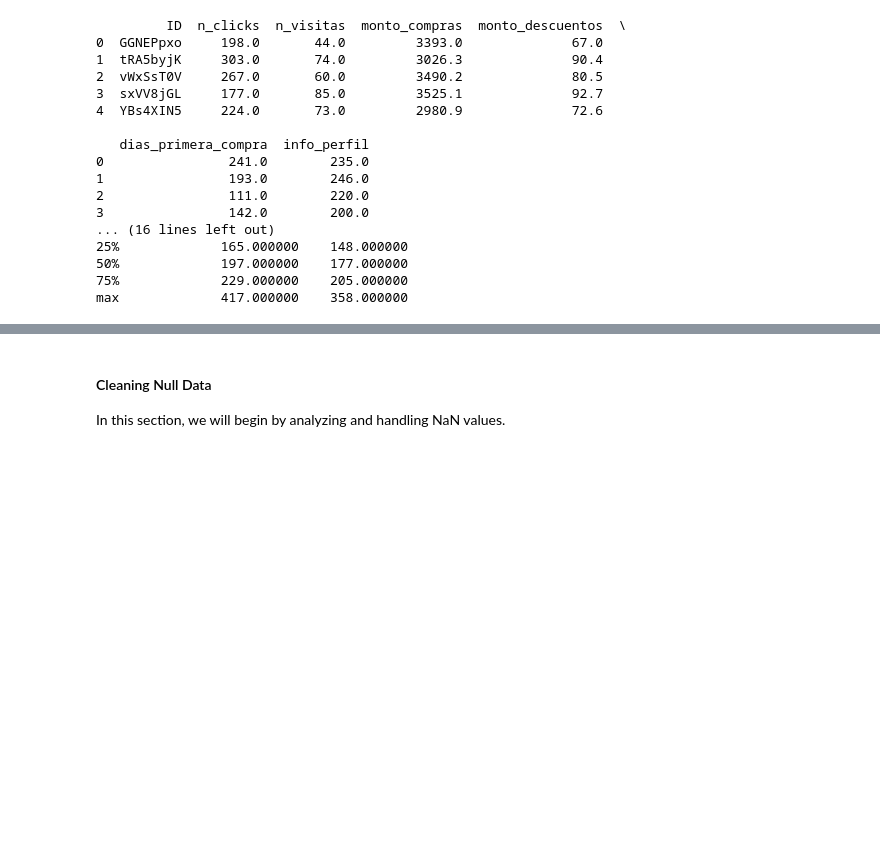
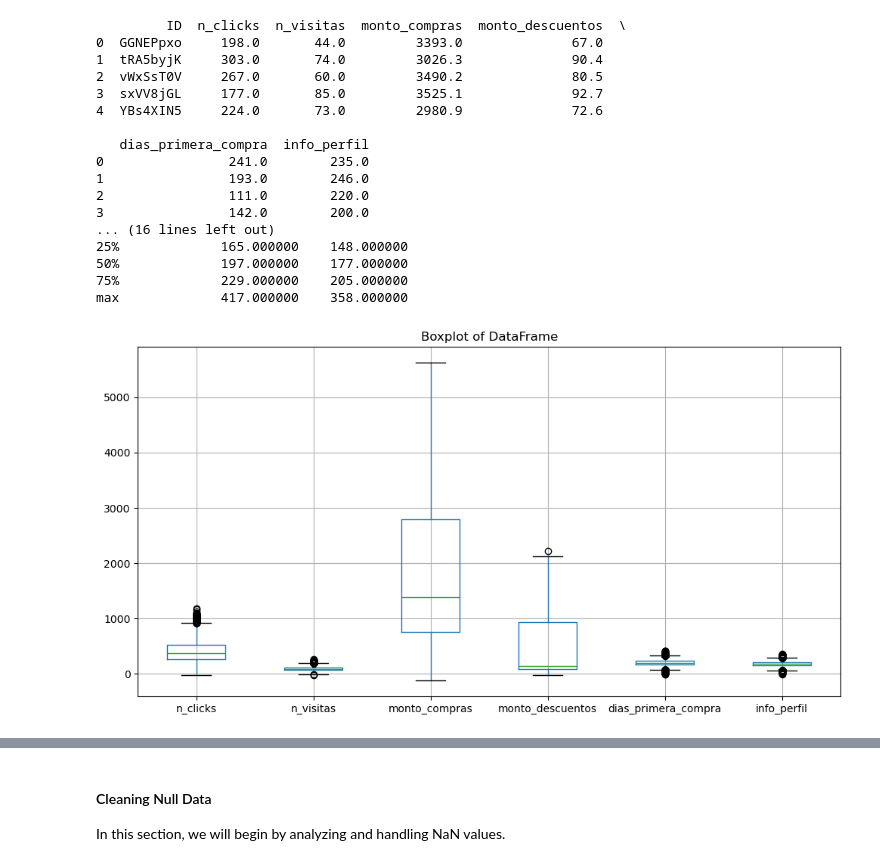
Before and after one commit to davexat/Client_Segmentation_Dashboard, a Jupyter notebook: notebooks/0.0_dsb_data_exploration.ipynb, the cells around one changed output, grey strips where cells are left out. Saved outputs shown, nothing was run; the diff lists cells and outputs as text; code cells hidden in the pictures; blank space fills up the shorter version.

```diff
--- a/notebooks/0.0_dsb_data_exploration.ipynb
+++ b/notebooks/0.0_dsb_data_exploration.ipynb
@@ -67,3 +77,11 @@ print(df.describe())
 50%             197.000000    177.000000
 75%             229.000000    205.000000
 max             417.000000    358.000000
+# %%
+# Viewing the distributions of all columns
+plt.figure(figsize=(12, 6))
+df.boxplot()
+plt.title("Boxplot of DataFrame")
+plt.show()
+# %% [output]
+[figure, added]
```
Also changed, not shown: parts of 24 cells of this notebook.
